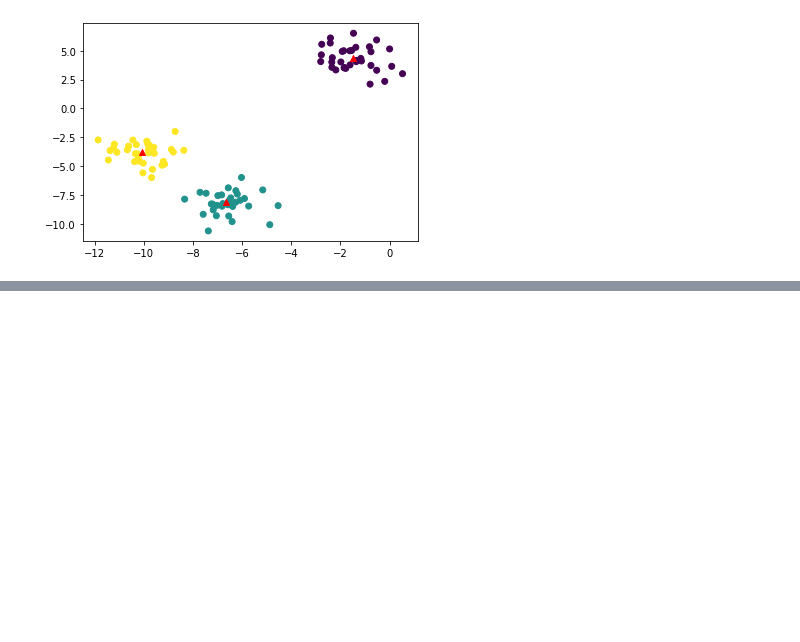
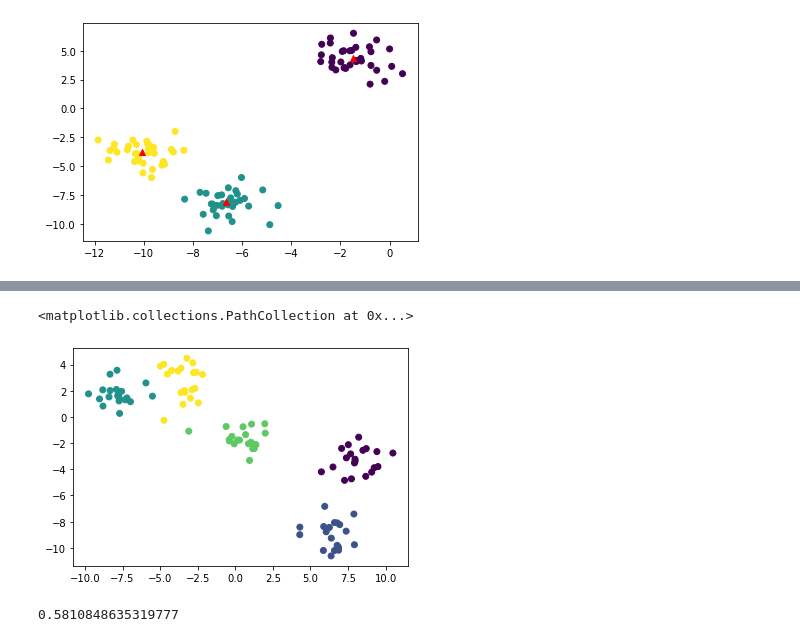
Before and after one commit to HidemotoNakada/j-techno, a Jupyter notebook: parts/k-means.ipynb, the cells around one changed output, grey strips where cells are left out. Cells and saved outputs as stored; diff of their text form; code cells hidden in the pictures; blank space fills up the shorter version.

```diff
--- a/parts/k-means.ipynb
+++ b/parts/k-means.ipynb
@@ -125,0 +151,13 @@ plt.scatter(center3[:, 0], center3[:, 1], marker='o', color = "blue")
+# %%
+# 5クラスタのデータセットを作る
+X, y = make_blobs(random_state=6, centers=5)
+plt.scatter(X[:,0], X[:,1], c=y)
+# %% [output]
+<matplotlib.collections.PathCollection at 0x...>
+[figure, added]
+# %%
+kmeans = KMeans(n_clusters=3)
+kmeans.fit(X)
+silhouette_score(X, kmeans.labels_)
+# %% [output]
+0.5810848635319777
```
Also changed, not shown: parts of 21 cells of this notebook, 26 other files.
